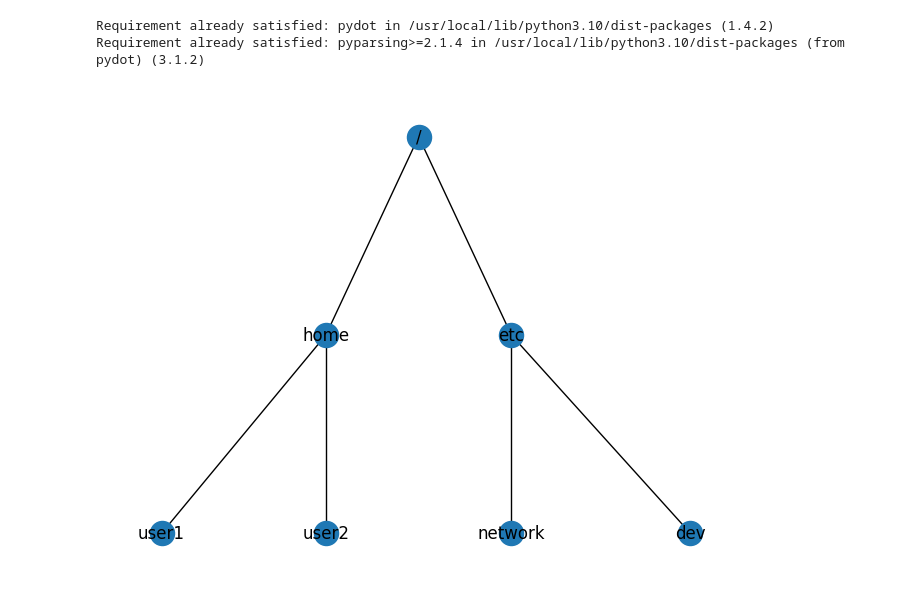
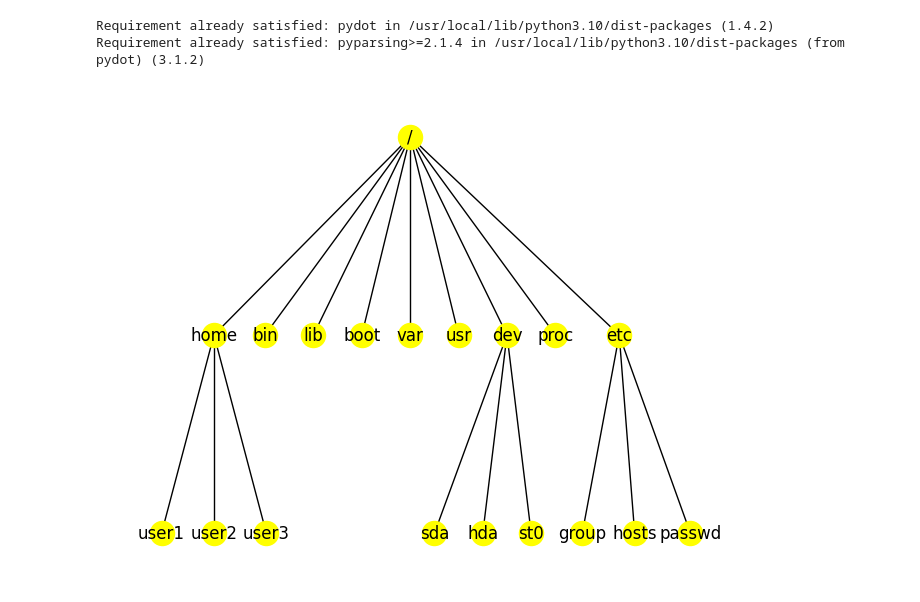
Before and after one commit to nishannorunobi/linux_ge, a Jupyter notebook: LinuxFileSystemGE.ipynb, the cells around one changed output. Drawn from its saved outputs; the diff is of its cells as text; code cells hidden in the pictures.

```diff
--- a/LinuxFileSystemGE.ipynb
+++ b/LinuxFileSystemGE.ipynb
@@ -37,29 +38,45 @@ G = nx.Graph()
 # %%
 edgelist = [
     ("/", "home"),
+    ("/", "bin"),
+    ("/", "lib"),
+    ("/", "boot"),
+    ("/", "var"),
+    ("/", "usr"),
+    ("/", "dev"),
+    ("/", "proc"),
     ("/", "etc")
 ]
 
 edgelist = edgelist + [
-    ("etc", "network"),
-    ("etc", "dev")
+    ("etc", "group"),
+    ("etc", "hosts"),
+    ("etc", "passwd")
 ]
 
 edgelist = edgelist + [
     ("home", "user1"),
-    ("home", "user2")
+    ("home", "user2"),
+    ("home", "user3")
 ]
+
+edgelist = edgelist + [
+    ("dev", "sda"),
+    ("dev", "hda"),
+    ("dev", "st0")
+]
+
 G.add_edges_from(edgelist)
 #G.add_edge('home','user1')
 #G.add_edge('home','user2')
 # %%
 
 #T = nx.balanced_tree(2, 5)
 
 pos = graphviz_layout(G, prog="dot")
-nx.draw(G,pos, with_labels = True)
+nx.draw(G,pos, with_labels = True,node_color=['yellow'])
 
 plt.show()
 # %% [output]
-[figure, old version]
+[figure, new version]
 # %%
```
Also changed, not shown: parts of 5 cells of this notebook.
